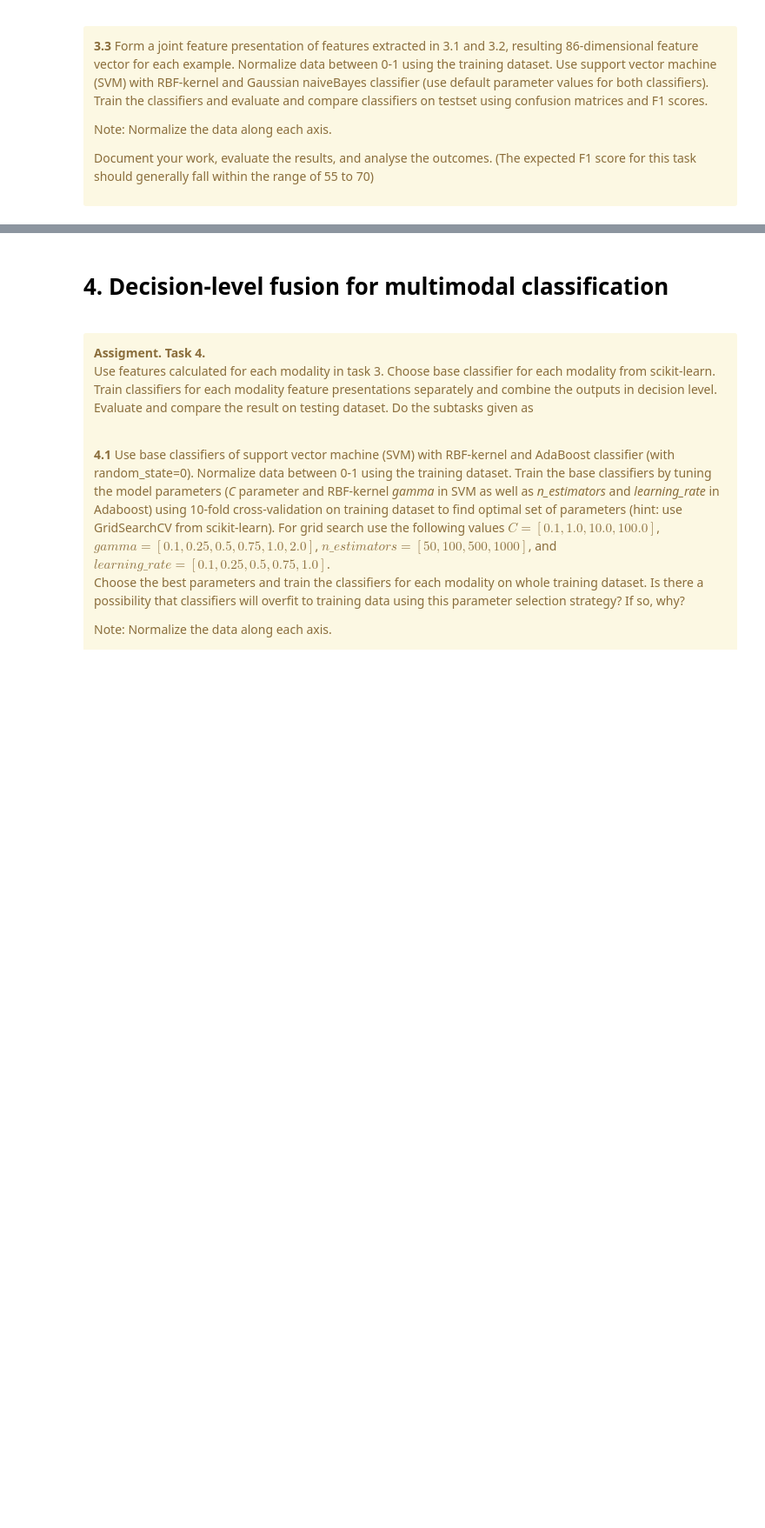
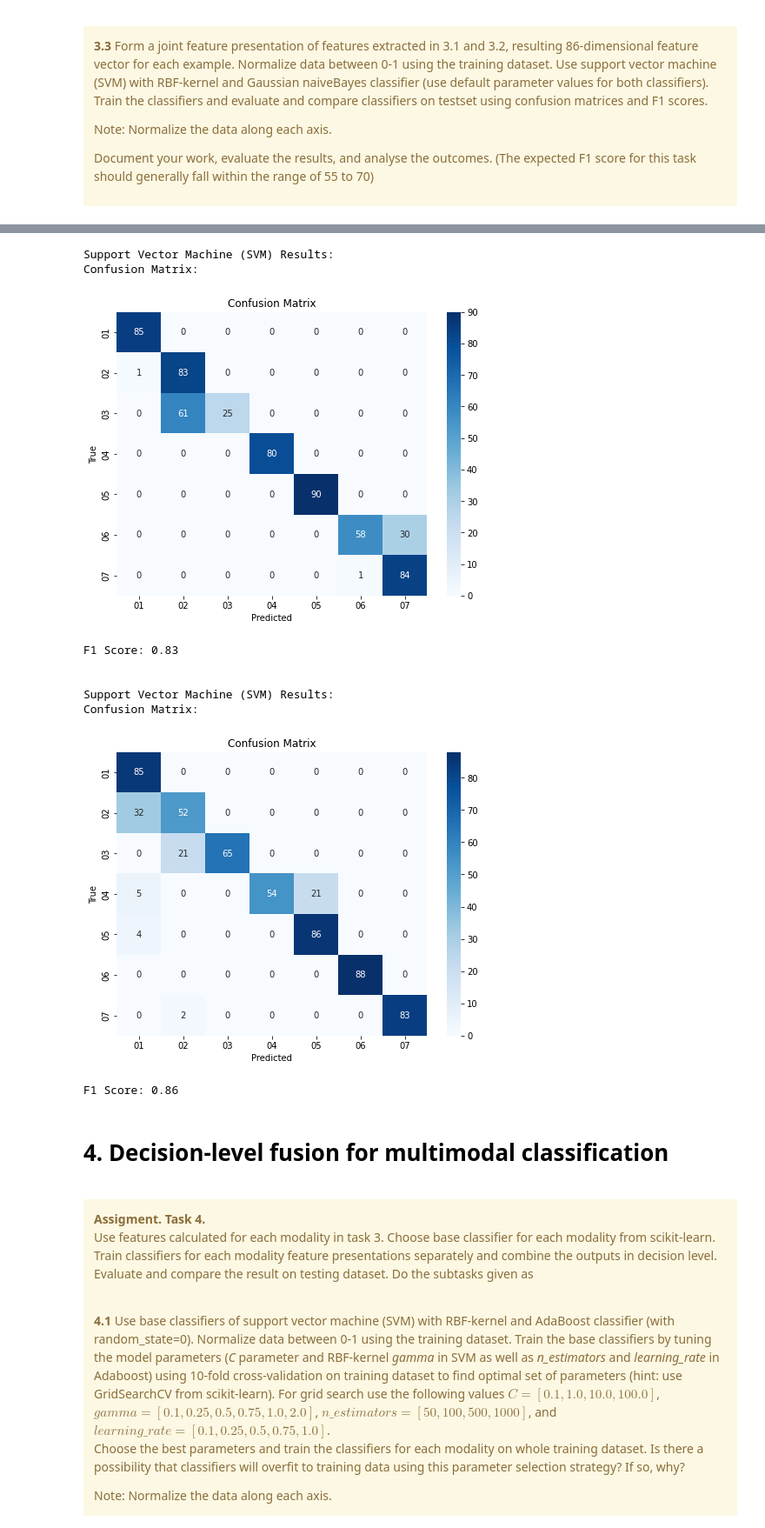
Before and after one commit to waasnipun/mmdf, a Jupyter notebook: project-work-MEx-classification.ipynb, the cells around one changed output, grey strips where cells are left out. Shown: that part at 87% size. Drawn from its saved outputs; the diff is of its cells as text; code cells hidden in the pictures; blank space fills up the shorter version.

```diff
--- a/project-work-MEx-classification.ipynb
+++ b/project-work-MEx-classification.ipynb
@@ -688,0 +807,19 @@ Document your work, evaluate the results, and analyse the outcomes. (The expecte
+# %%
+# 3.3
+
+### Your code begins here ###
+from sklearn.preprocessing import MinMaxScaler
+
+X_train = np.concatenate((X_train_acc, X_train_dc), axis=1)
+X_test = np.concatenate((X_test_acc, X_test_dc), axis=1)
+
+y_train = merged_train['exercise_id'].values
+y_test = merged_test['exercise_id'].values
+
+print('Shape of the fused data:')
+print(f'X_train shape: {X_train.shape}\nX_test shape: {X_test.shape},\ny_train shape: {y_train.shape}\ny_test shape: {y_test.shape}')
+
+# Normalize the data between 0 and 1 using MinMaxScaler
+scaler = MinMaxScaler()
+X_train = scaler.fit_transform(X_train)
+X_test = scaler.transform(X_test)
@@ -689,3 +832,64 @@ Document your work, evaluate the results, and analyse the outcomes. (The expecte
+# %%
+from sklearn.svm import SVC
+from sklearn.naive_bayes import GaussianNB
+from sklearn.metrics import confusion_matrix, f1_score
+
+# Support Vector Machine (SVM) with RBF Kernel
+svm_classifier = SVC(kernel='rbf')
+svm_classifier.fit(X_train, y_train)  # Assuming y_train is your target variable
+
+# Predictions on the test set
+svm_predictions = svm_classifier.predict(X_test)
+
+# Evaluate SVM
+svm_conf_matrix = confusion_matrix(y_test, svm_predictions)
+svm_f1_score = f1_score(y_test, svm_predictions, average='macro')
+
+# Gaussian Naive Bayes
+gnb_classifier = GaussianNB()
+gnb_classifier.fit(X_train, y_train)  # Assuming y_train is your target variable
+
+# Predictions on the test set
+gnb_predictions = gnb_classifier.predict(X_test)
+
+# Evaluate Gaussian Naive Bayes
+gnb_conf_matrix = confusion_matrix(y_test, gnb_predictions)
+gnb_f1_score = f1_score(y_test, gnb_predictions, average='macro')
+
+# Print results
+print("Support Vector Machine (SVM) Results:")
+print("Confusion Matrix:")
+plt.figure(figsize=(8, 6))
+sns.heatmap(svm_conf_matrix, annot=True, fmt='d', cmap='Blues', xticklabels=np.unique(y_test), yticklabels=np.unique(y_test))
+plt.xlabel('Predicted')
+plt.ylabel('True')
+plt.title('Confusion Matrix')
+plt.show()
+print(f'F1 Score: {svm_f1_score:.2f}')
+print("\n")
+
+print("Support Vector Machine (SVM) Results:")
+print("Confusion Matrix:")
+plt.figure(figsize=(8, 6))
+sns.heatmap(gnb_conf_matrix, annot=True, fmt='d', cmap='Blues', xticklabels=np.unique(y_test), yticklabels=np.unique(y_test))
+plt.xlabel('Predicted')
+plt.ylabel('True')
+plt.title('Confusion Matrix')
+plt.show()
+print(f'F1 Score: {gnb_f1_score:.2f}')
+print("\n")
+### Your code ends here ###
+# %% [output]
+Support Vector Machine (SVM) Results:
+Confusion Matrix:
+[figure, added]
+F1 Score: 0.83
+
+
+Support Vector Machine (SVM) Results:
+Confusion Matrix:
+[figure, added]
+F1 Score: 0.86
 # %% [markdown]
 # 4. Decision-level fusion for multimodal classification
 # %% [markdown]
```
Also changed, not shown: parts of 33 cells of this notebook.
